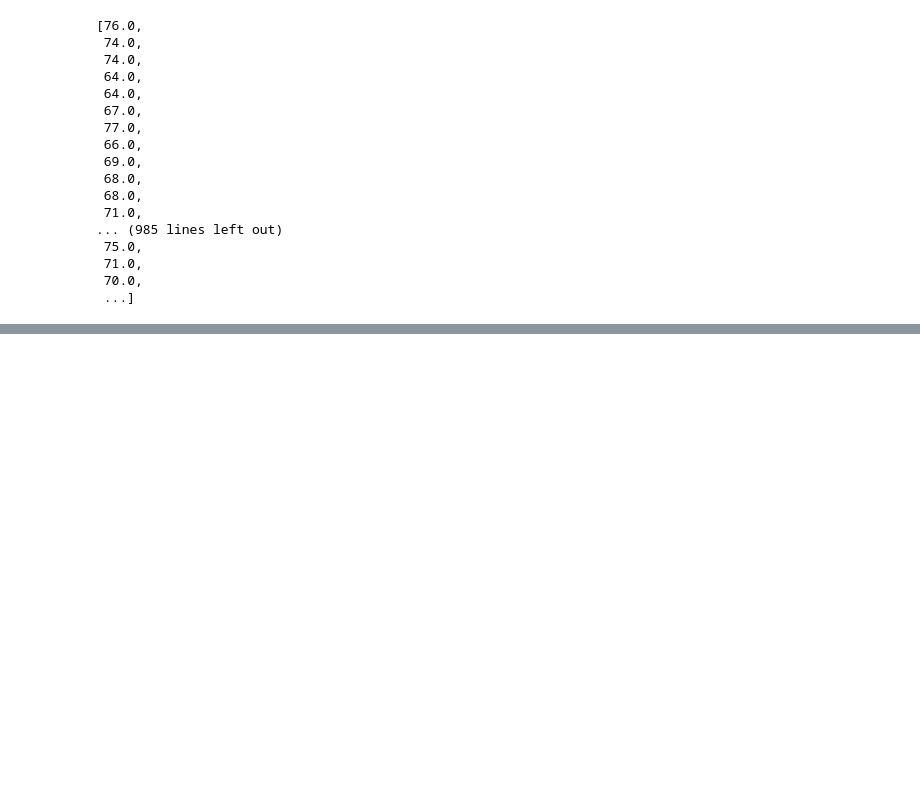
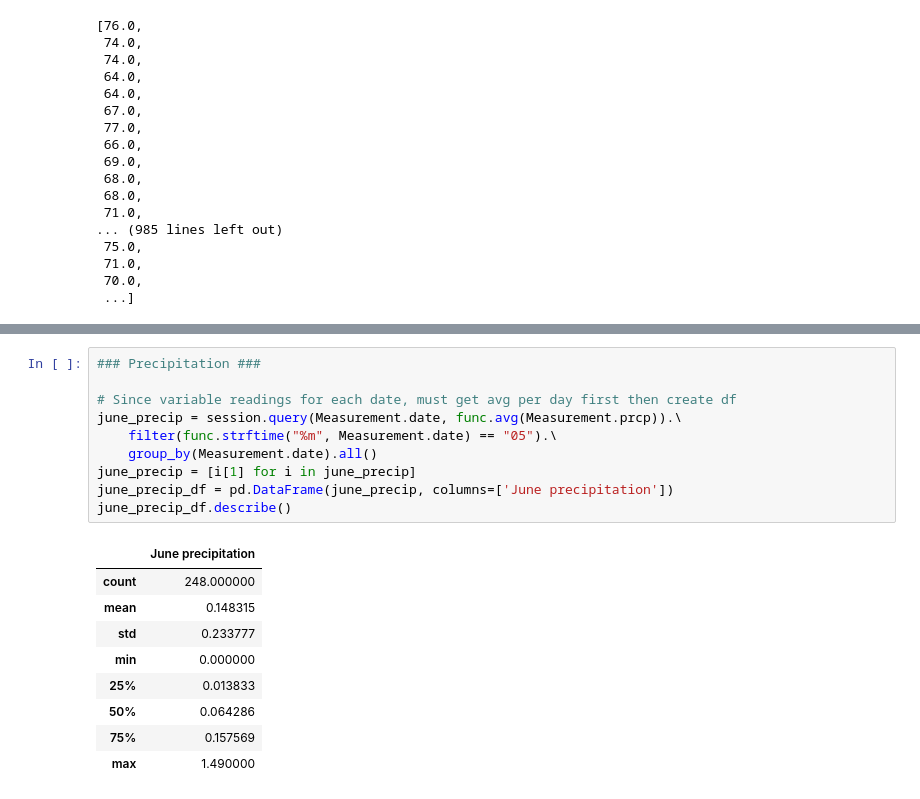
Before and after one commit to m-miley/surfs_up, a Jupyter notebook: SurfsUp_Challenge.ipynb, the cells around one changed output, grey strips where cells are left out. Cells and saved outputs as stored; diff of their text form; blank space fills up the shorter version.

```diff
--- a/SurfsUp_Challenge.ipynb
+++ b/SurfsUp_Challenge.ipynb
@@ -155,0 +172,20 @@ december_df.describe()
+# %%
+### Precipitation ###
+
+# Since variable readings for each date, must get avg per day first then create df
+june_precip = session.query(Measurement.date, func.avg(Measurement.prcp)).\
+    filter(func.strftime("%m", Measurement.date) == "05").\
+    group_by(Measurement.date).all()
+june_precip = [i[1] for i in june_precip]
+june_precip_df = pd.DataFrame(june_precip, columns=['June precipitation'])
+june_precip_df.describe()
+# %% [output]
+|  | June precipitation |
+| count | 248.000000 |
+| mean | 0.148315 |
+| std | 0.233777 |
+| min | 0.000000 |
+| 25% | 0.013833 |
+| 50% | 0.064286 |
+| 75% | 0.157569 |
+| max | 1.490000 |
```
Also changed, not shown: parts of 6 cells of this notebook.
